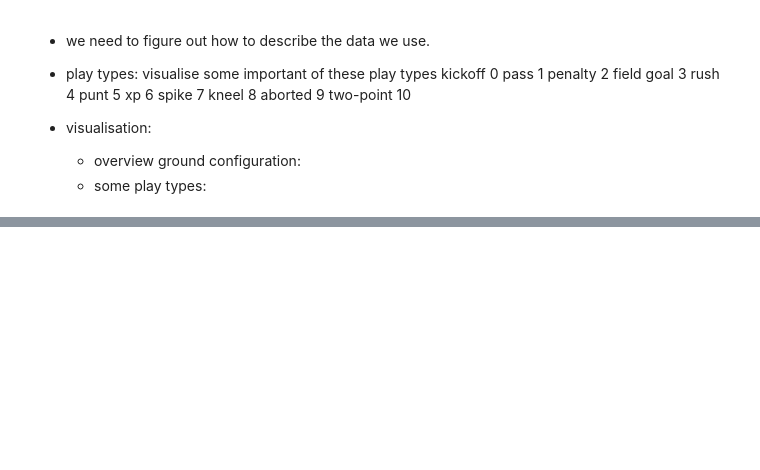
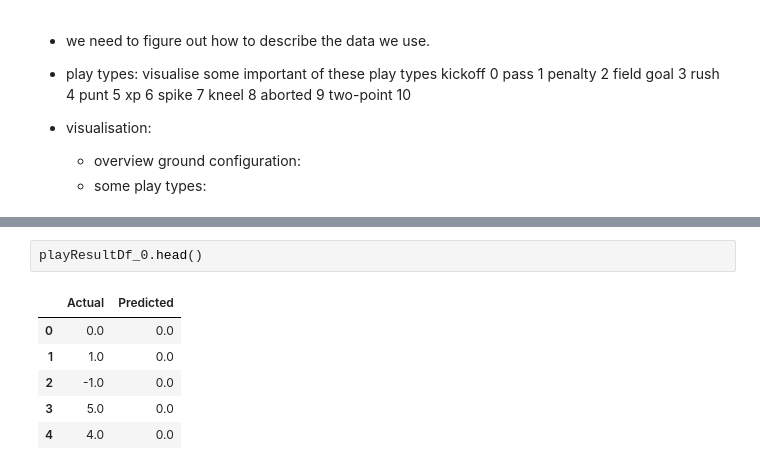
Before and after one commit to KUcyans/AppML_Final, a Jupyter notebook: Workspace/Analysis.ipynb, the cells around one changed output, grey strips where cells are left out. Cells and saved outputs as stored; diff of their text form; blank space fills up the shorter version.

```diff
--- a/Workspace/Analysis.ipynb
+++ b/Workspace/Analysis.ipynb
@@ -427,0 +740,9 @@ NFLplays_split
+# %%
+playResultDf_0.head()
+# %% [output]
+|  | Actual | Predicted |
+| 0 | 0.0 | 0.0 |
+| 1 | 1.0 | 0.0 |
+| 2 | -1.0 | 0.0 |
+| 3 | 5.0 | 0.0 |
+| 4 | 4.0 | 0.0 |
```
Also changed, not shown: parts of 32 cells of this notebook, 8 other files.
